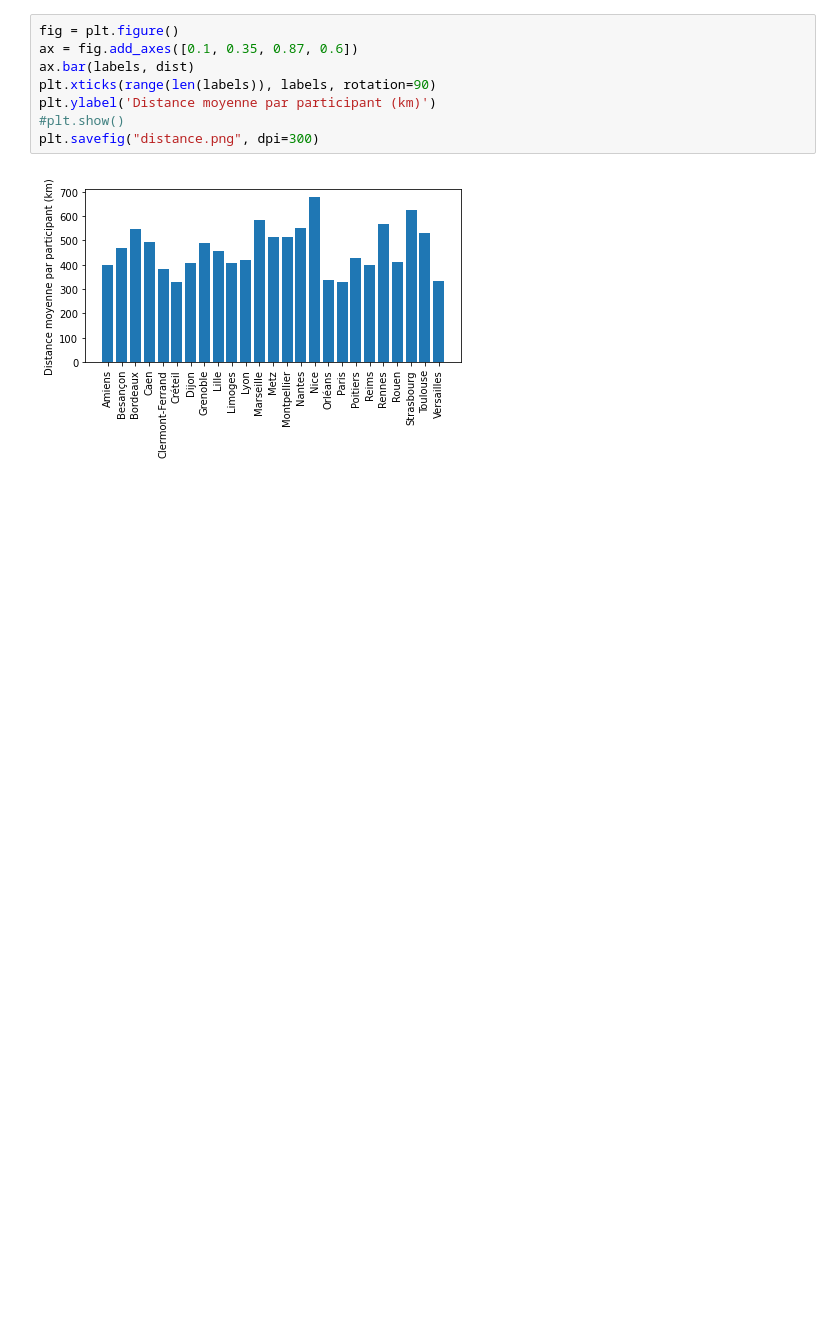
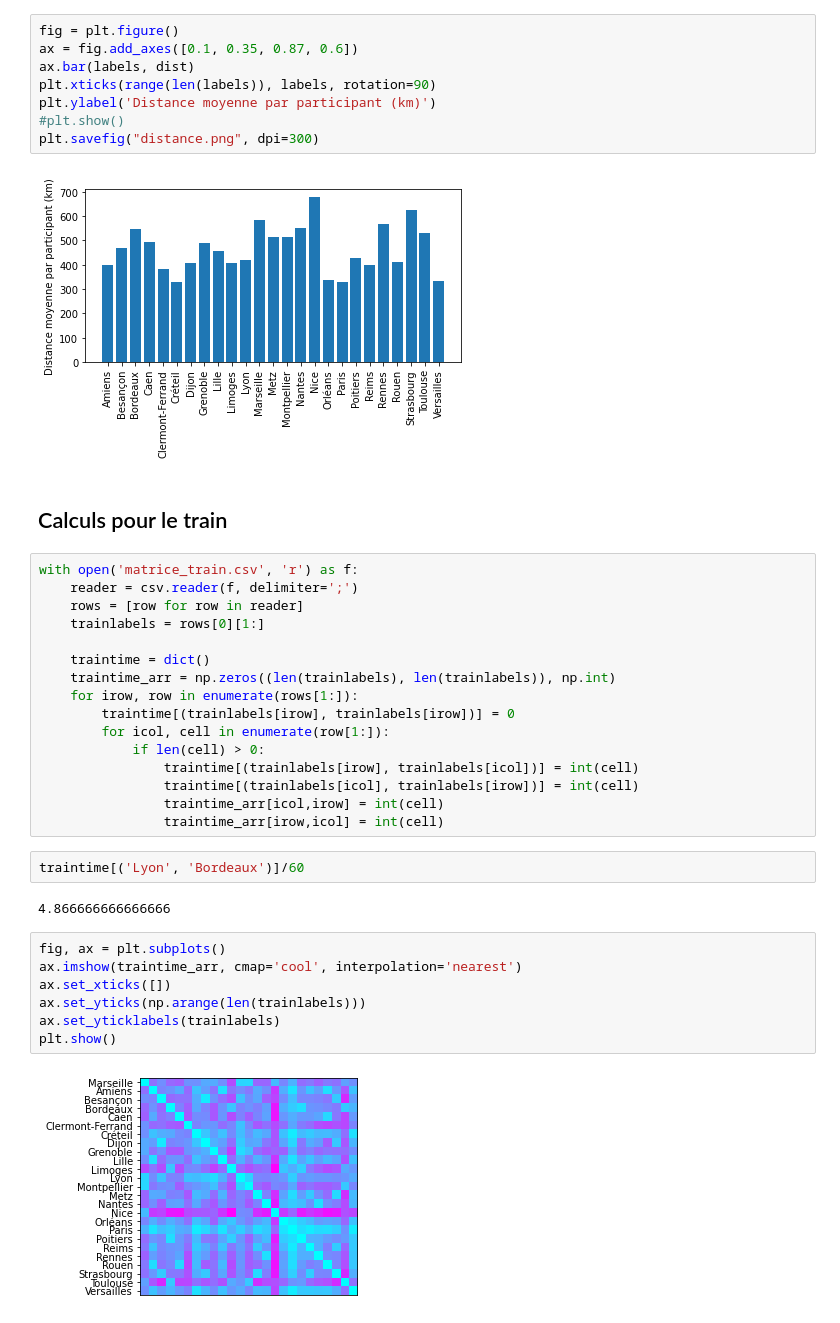
Before and after one commit to fxcoudert/misc, a Jupyter notebook: confloc/confloc.ipynb, the cells around one changed output. Drawn from its saved outputs; the diff is of its cells as text; blank space fills up the shorter version.

Commit message:
Add train times

```diff
--- a/confloc/confloc.ipynb
+++ b/confloc/confloc.ipynb
@@ -93,3 +95,34 @@ plt.ylabel('Distance moyenne par participant (km)')
 plt.savefig("distance.png", dpi=300)
 # %% [output]
 [figure]
+# %% [markdown]
+## Calculs pour le train
+# %%
+with open('matrice_train.csv', 'r') as f:
+    reader = csv.reader(f, delimiter=';')
+    rows = [row for row in reader]
+    trainlabels = rows[0][1:]
+
+    traintime = dict()
+    traintime_arr = np.zeros((len(trainlabels), len(trainlabels)), np.int)
+    for irow, row in enumerate(rows[1:]):
+        traintime[(trainlabels[irow], trainlabels[irow])] = 0
+        for icol, cell in enumerate(row[1:]):
+            if len(cell) > 0:
+                traintime[(trainlabels[irow], trainlabels[icol])] = int(cell)
+                traintime[(trainlabels[icol], trainlabels[irow])] = int(cell)
+                traintime_arr[icol,irow] = int(cell)
+                traintime_arr[irow,icol] = int(cell)
+# %%
+traintime[('Lyon', 'Bordeaux')]/60
+# %% [output]
+4.866666666666666
+# %%
+fig, ax = plt.subplots()
+ax.imshow(traintime_arr, cmap='cool', interpolation='nearest')
+ax.set_xticks([])
+ax.set_yticks(np.arange(len(trainlabels)))
+ax.set_yticklabels(trainlabels)
+plt.show()
+# %% [output]
+[figure, added]
```
Also changed, not shown: parts of 4 cells of this notebook, 2 other files.
